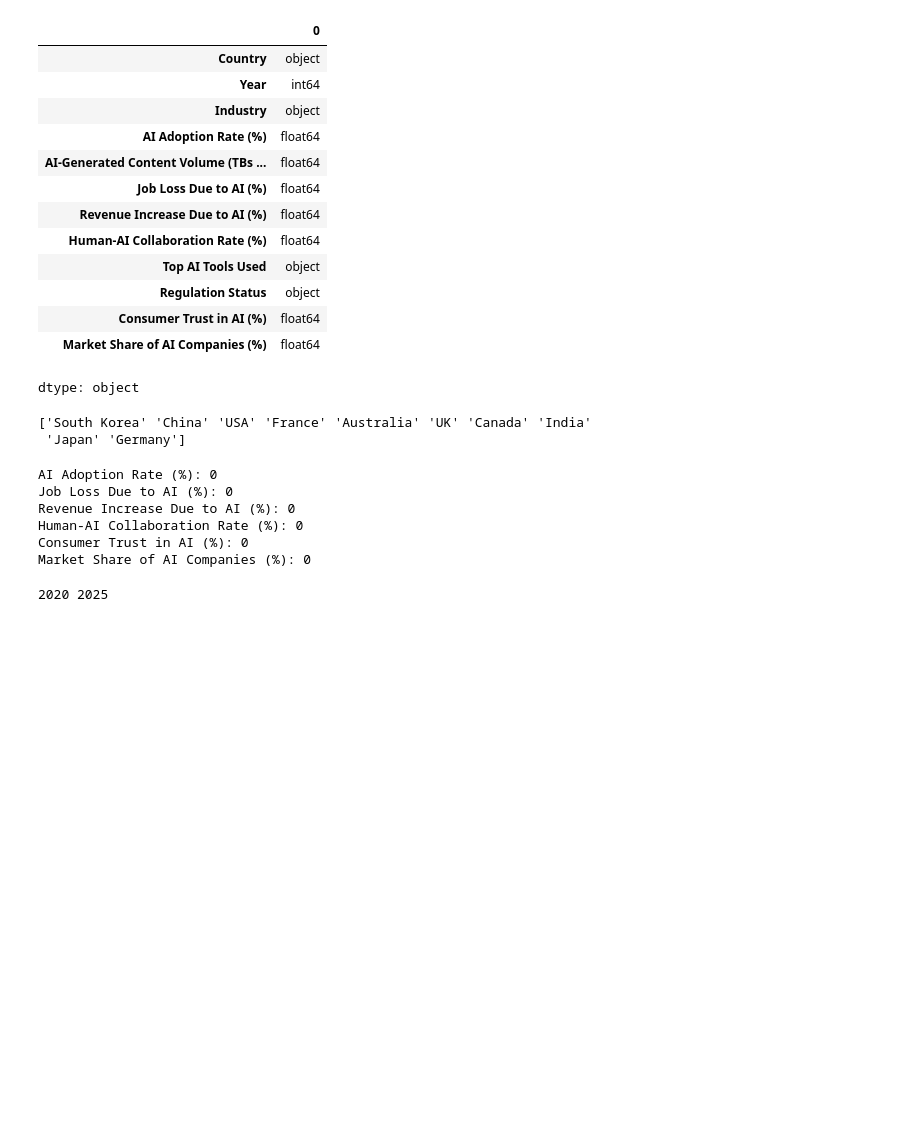
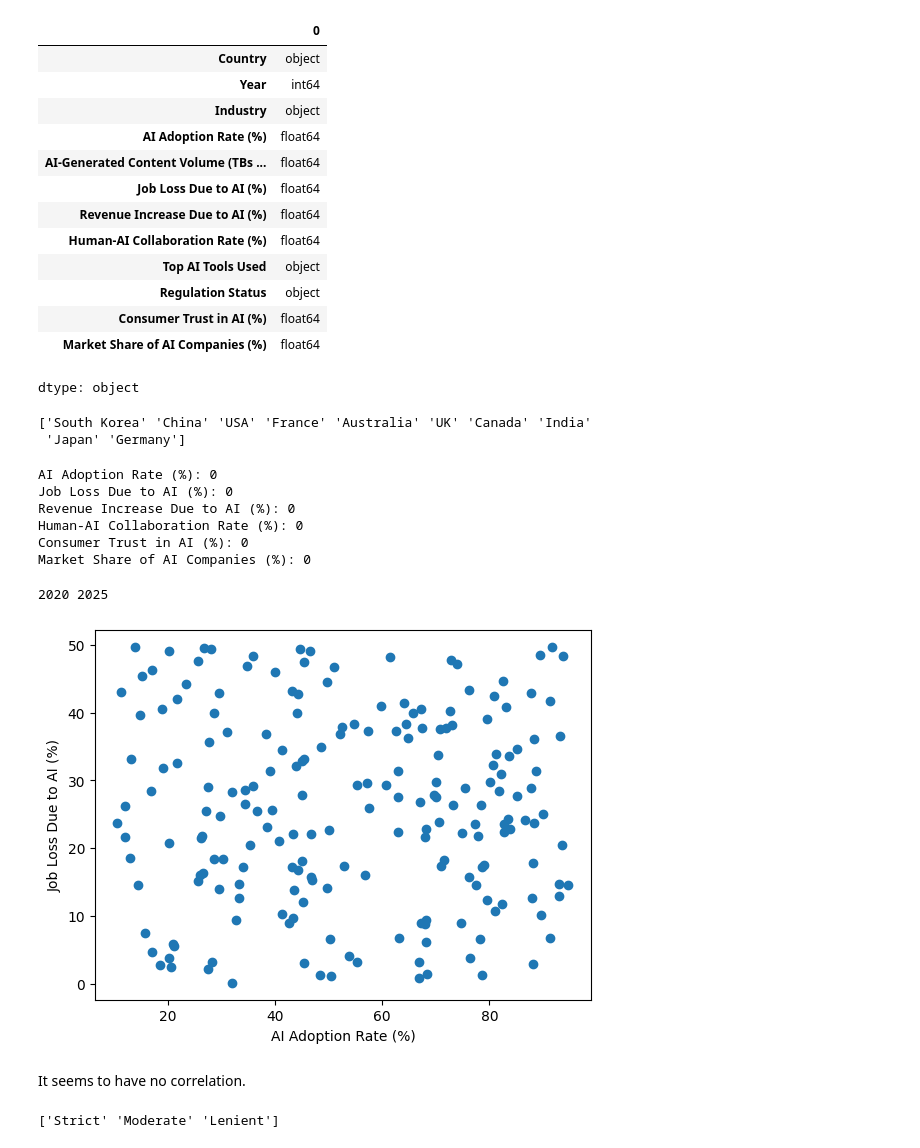
Before and after one commit to sarahchaewon/DSRP_, a Jupyter notebook: test.ipynb, the cells around one changed output. Cells and saved outputs as stored; diff of their text form; code cells hidden in the pictures; blank space fills up the shorter version.

```diff
--- a/test.ipynb
+++ b/test.ipynb
@@ -134,3 +135,16 @@ Market Share of AI Companies (%): 0
 print(df['Year'].min(), df['Year'].max())
 # %% [output]
 2020 2025
+# %%
+plt.scatter(df['AI Adoption Rate (%)'], df['Job Loss Due to AI (%)'])
+plt.xlabel('AI Adoption Rate (%)')
+plt.ylabel('Job Loss Due to AI (%)')
+plt.show()
+# %% [output]
+[figure, added]
+# %% [markdown]
+It seems to have no correlation.
+# %%
+print(df['Regulation Status'].unique())
+# %% [output]
+['Strict' 'Moderate' 'Lenient']
```
Also changed, not shown: parts of 3 cells of this notebook.
